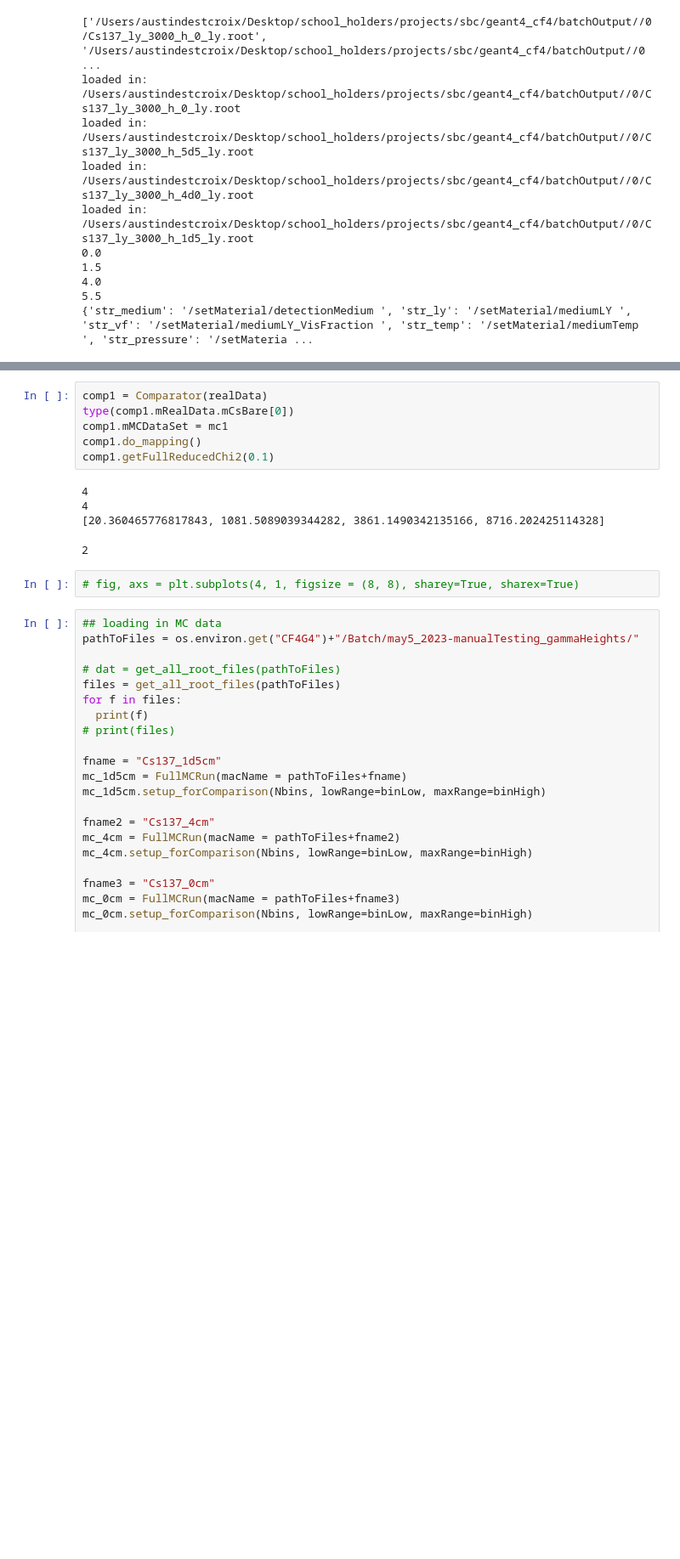
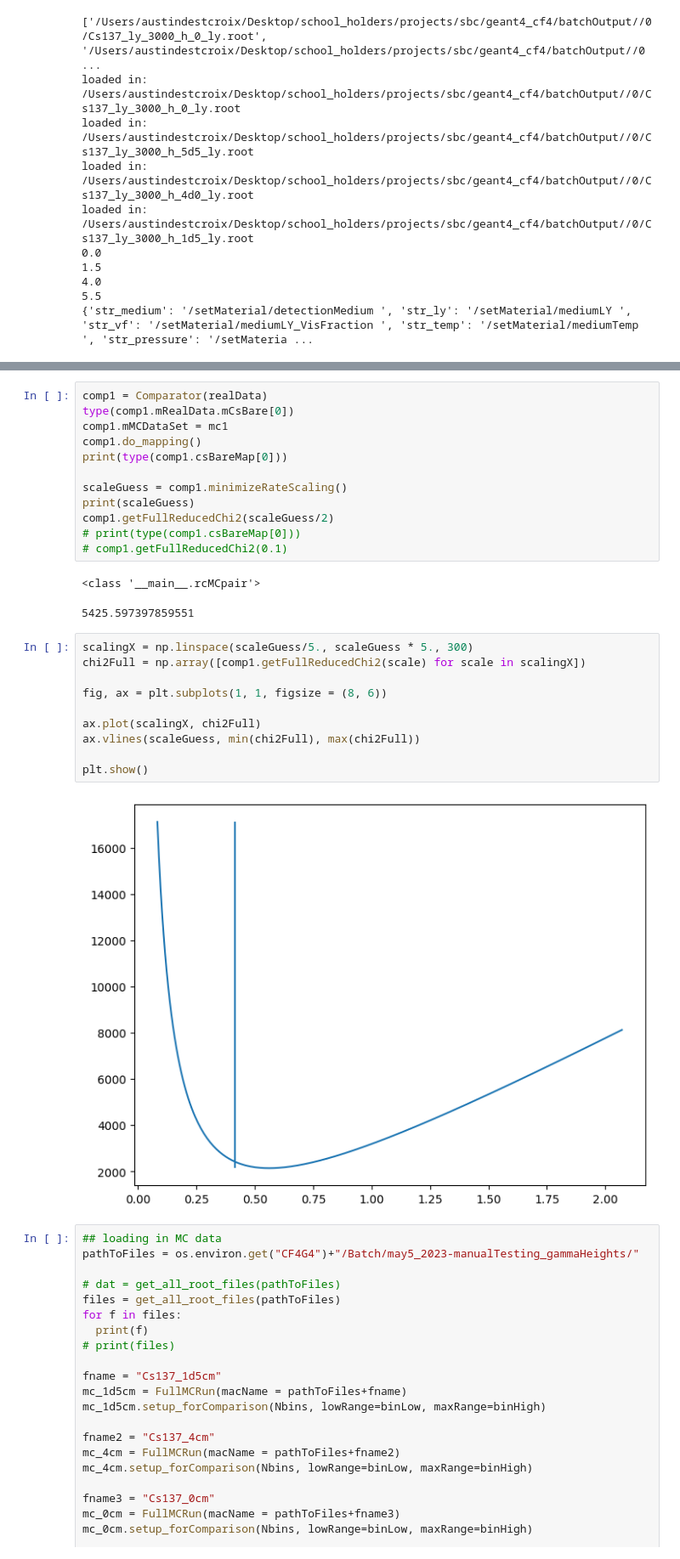
Before and after one commit to austindsc/cf4_analysisPipeline, a Jupyter notebook: comp1/c1_loadG4Runs.ipynb, the cells around one changed output, grey strips where cells are left out. Shown at 85% size. Cells and saved outputs as stored; diff of their text form; blank space fills up the shorter version.

Commit message:
reduced chi2 fully working for Comparator object

```diff
--- a/comp1/c1_loadG4Runs.ipynb
+++ b/comp1/c1_loadG4Runs.ipynb
@@ -399,14 +428,28 @@ comp1 = Comparator(realData)
 type(comp1.mRealData.mCsBare[0])
 comp1.mMCDataSet = mc1
 comp1.do_mapping()
-comp1.getFullReducedChi2(0.1)
+print(type(comp1.csBareMap[0]))
+
+scaleGuess = comp1.minimizeRateScaling()
+print(scaleGuess)
+comp1.getFullReducedChi2(scaleGuess/2)
+# print(type(comp1.csBareMap[0]))
+# comp1.getFullReducedChi2(0.1)
 # %% [output]
-4
-4
-[20.360465776817843, 1081.5089039344282, 3861.1490342135166, 8716.202425114328]
+<class '__main__.rcMCpair'>
-2
+5425.597397859551
-# %%
-# fig, axs = plt.subplots(4, 1, figsize = (8, 8), sharey=True, sharex=True)
+# %%
+scalingX = np.linspace(scaleGuess/5., scaleGuess * 5., 300)
+chi2Full = np.array([comp1.getFullReducedChi2(scale) for scale in scalingX])
+
+fig, ax = plt.subplots(1, 1, figsize = (8, 6))
+
+ax.plot(scalingX, chi2Full)
+ax.vlines(scaleGuess, min(chi2Full), max(chi2Full))
+
+plt.show()
+# %% [output]
+[figure, added]
 # %%
 ## loading in MC data
 pathToFiles = os.environ.get("CF4G4")+"/Batch/may5_2023-manualTesting_gammaHeights/"
```
Also changed, not shown: parts of 2 cells of this notebook.
